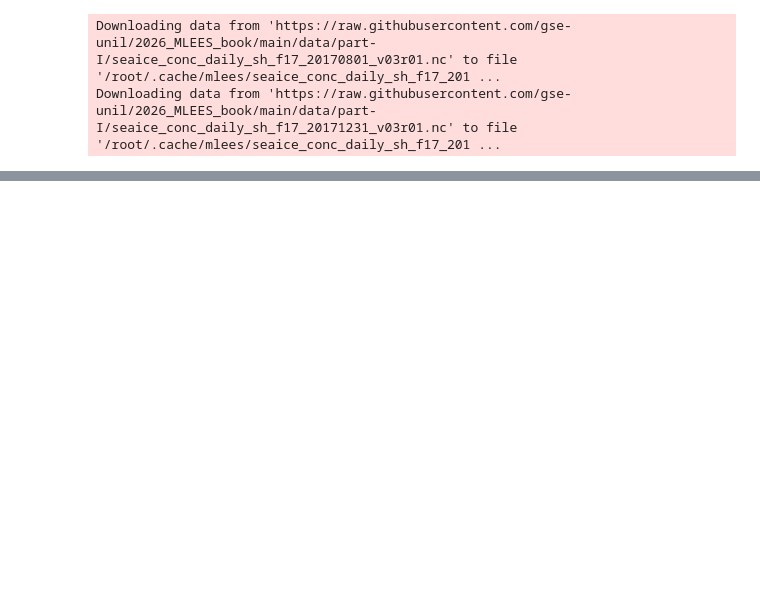
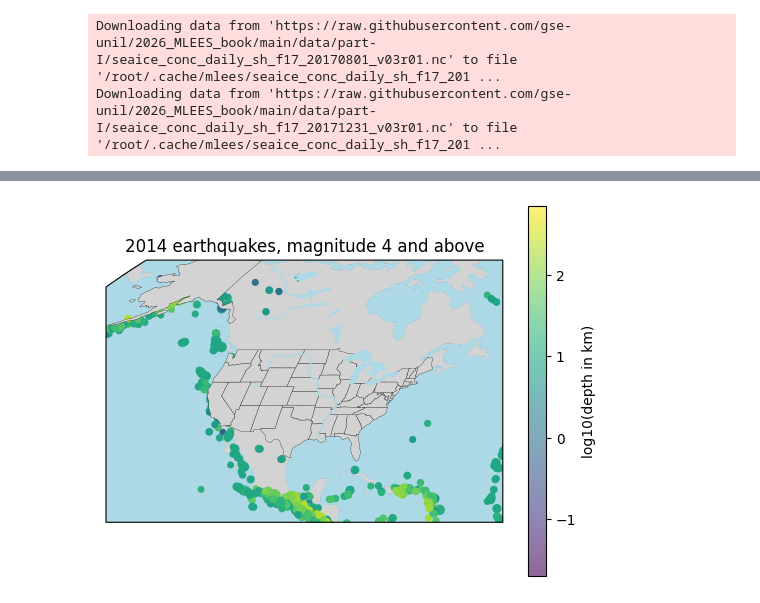
Before and after one commit to fiona-crdt/2026_Intro_Python, a Jupyter notebook: live/part-I/1.4-matplotlib-and-xarray-exercises.ipynb, the cells around one changed output, grey strips where cells are left out. Cells and saved outputs as stored; diff of their text form; code cells hidden in the pictures; blank space fills up the shorter version.

```diff
--- a/live/part-I/1.4-matplotlib-and-xarray-exercises.ipynb
+++ b/live/part-I/1.4-matplotlib-and-xarray-exercises.ipynb
@@ -628,0 +650,59 @@ path = pooch.retrieve(
+# %%
+import numpy as np
+import matplotlib.pyplot as plt
+import cartopy.crs as ccrs
+import cartopy.feature as cfeature
+
+# Chargement des données
+data = np.genfromtxt(path, delimiter=",", skip_header=1, usecols=(1, 2, 3, 4))
+
+latitude = data[:, 0]
+longitude = data[:, 1]
+depth_km = data[:, 2]
+mag = data[:, 3]
+
+# Filtrage des données (magnitude >= 4 et profondeur > 0)
+mask = (mag >= 4) & (depth_km > 0)
+latitude = latitude[mask]
+longitude = longitude[mask]
+depth_km = depth_km[mask]
+mag = mag[mask]
+
+# Création de la figure
+fig, ax = plt.subplots(figsize=(10, 8), subplot_kw={"projection": ccrs.Robinson()})
+
+# Définition de l'étendue de la carte
+ax.set_extent([-140, -60, 12, 70], ccrs.PlateCarree())
+
+# Ajout des éléments cartographiques
+ax.add_feature(cfeature.LAND, edgecolor="black", facecolor="lightgray", linewidth=0.4)
+ax.add_feature(cfeature.STATES, edgecolor="gray", facecolor="none", linewidth=0.2)
+ax.add_feature(cfeature.OCEAN, edgecolor="none", facecolor="lightblue")
+ax.add_feature(cfeature.LAKES, edgecolor="none", facecolor="lightblue")
+ax.add_feature(cfeature.RIVERS, edgecolor="lightblue", facecolor="none", linewidth=0.5)
+
+# Tracé des points (affecté à la variable locale 'points')
+points = ax.scatter(
+    longitude,
+    latitude,
+    transform=ccrs.PlateCarree(),
+    c=np.log10(depth_km),
+    s=mag ** 2,
+    cmap="viridis",
+    alpha=0.6,
+    edgecolors="none",
+    zorder=3
+)
+
+# Ajout des lignes de grille
+ax.gridlines(linestyle=":", color="gray", alpha=0.7)
+
+# Ajout de la barre de couleur associée à 'points'
+cbar = fig.colorbar(points, ax=ax, label="log10(depth in km)", shrink=0.6, pad=0.05)
+
+# Titre
+ax.set_title("2014 earthquakes, magnitude 4 and above")
+
+plt.show()
+# %% [output]
+[figure, added]
```
Also changed, not shown: parts of 9 cells of this notebook.
